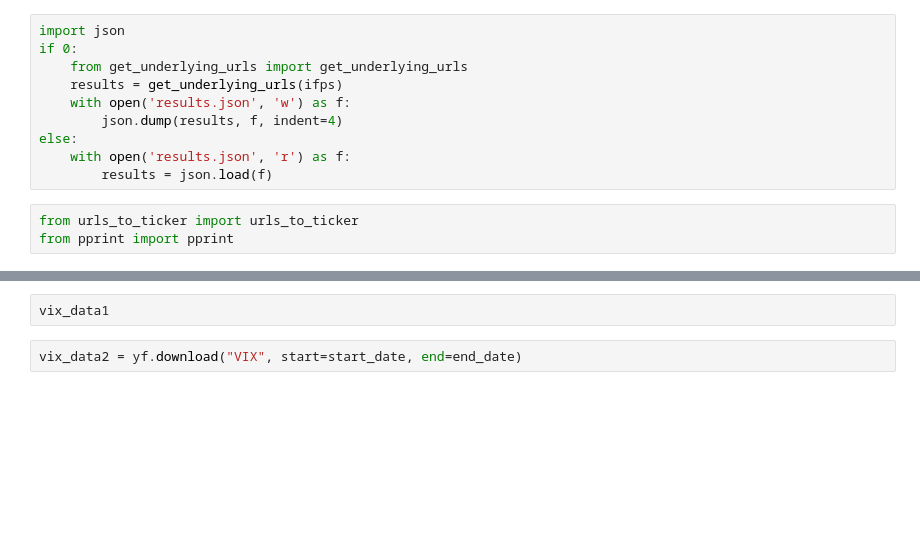
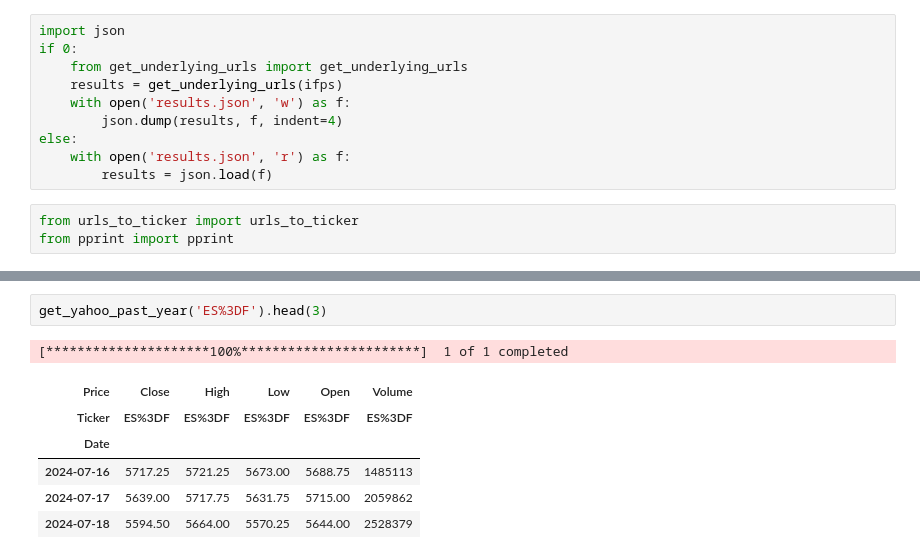
Before and after one commit to catskillsresearch/metac-bot-template, a Jupyter notebook: Explore group question 2.ipynb, the cells around one changed output, grey strips where cells are left out. Drawn from its saved outputs; the diff is of its cells as text; blank space fills up the shorter version.

```diff
--- a/Explore group question 2.ipynb
+++ b/Explore group question 2.ipynb
@@ -77,4 +119,10 @@ yf.download("CL%3DF", start=start_date, end=end_date)
-# %%
-vix_data1
-# %%
-vix_data2 = yf.download("VIX", start=start_date, end=end_date)
+# %%
+get_yahoo_past_year('ES%3DF').head(3)
+# %% [output]
+[*********************100%***********************]  1 of 1 completed
+| Price | Close | High | Low | Open | Volume |
+| Ticker | ES%3DF | ES%3DF | ES%3DF | ES%3DF | ES%3DF |
+| Date |  |  |  |  |  |
+| 2024-07-16 | 5717.25 | 5721.25 | 5673.00 | 5688.75 | 1485113 |
+| 2024-07-17 | 5639.00 | 5717.75 | 5631.75 | 5715.00 | 2059862 |
+| 2024-07-18 | 5594.50 | 5664.00 | 5570.25 | 5644.00 | 2528379 |
```
Also changed, not shown: parts of 13 cells of this notebook, 7 other files.
